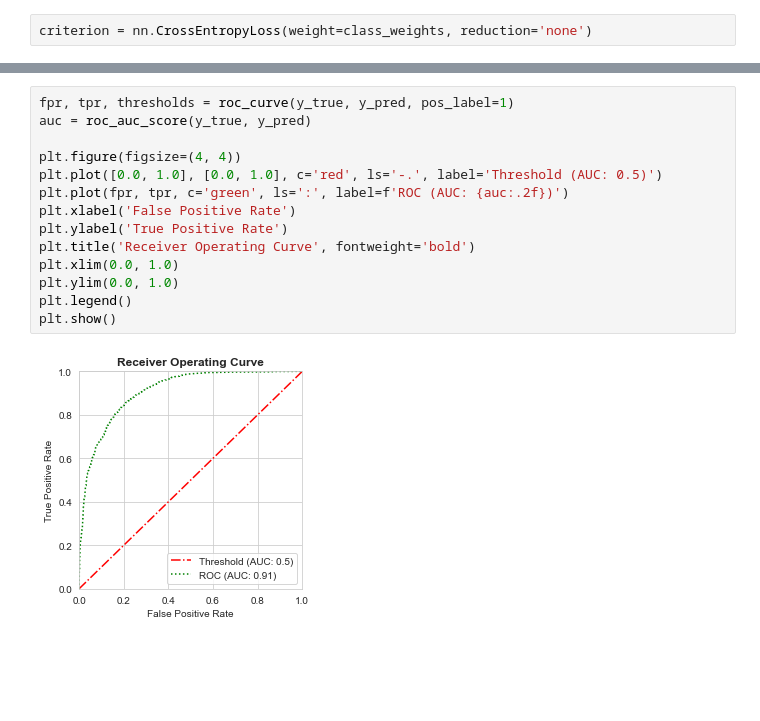
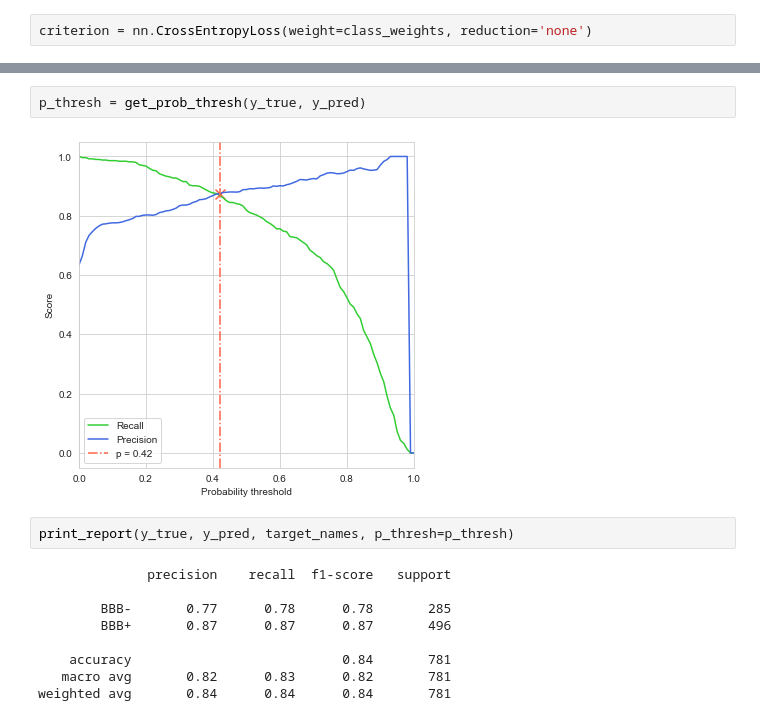
Before and after one commit to peterkarlhuber/pysmiles, a Jupyter notebook: notebooks/workspace.ipynb, the cells around one changed output, grey strips where cells are left out. Drawn from its saved outputs; the diff is of its cells as text; blank space fills up the shorter version.

```diff
--- a/notebooks/workspace.ipynb
+++ b/notebooks/workspace.ipynb
@@ -569,16 +718,15 @@ plt.grid(False)
-# %%
-fpr, tpr, thresholds = roc_curve(y_true, y_pred, pos_label=1)
-auc = roc_auc_score(y_true, y_pred)
-
-plt.figure(figsize=(4, 4))
-plt.plot([0.0, 1.0], [0.0, 1.0], c='red', ls='-.', label='Threshold (AUC: 0.5)')
-plt.plot(fpr, tpr, c='green', ls=':', label=f'ROC (AUC: {auc:.2f})')
-plt.xlabel('False Positive Rate')
-plt.ylabel('True Positive Rate')
-plt.title('Receiver Operating Curve', fontweight='bold')
-plt.xlim(0.0, 1.0)
-plt.ylim(0.0, 1.0)
-plt.legend()
-plt.show()
-# %% [output]
-[figure, removed]
+# %%
+p_thresh = get_prob_thresh(y_true, y_pred)
+# %% [output]
+[figure, added]
+# %%
+print_report(y_true, y_pred, target_names, p_thresh=p_thresh)
+# %% [output]
+              precision    recall  f1-score   support
+
+        BBB-       0.77      0.78      0.78       285
+        BBB+       0.87      0.87      0.87       496
+
+    accuracy                           0.84       781
+   macro avg       0.82      0.83      0.82       781
+weighted avg       0.84      0.84      0.84       781
```
Also changed, not shown: parts of 18 cells of this notebook.
